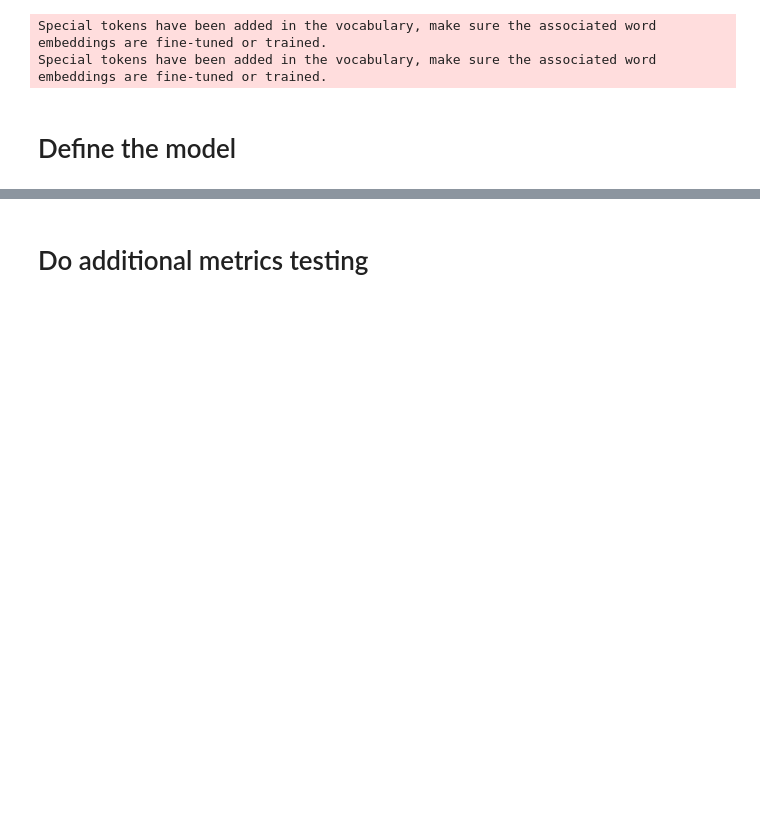
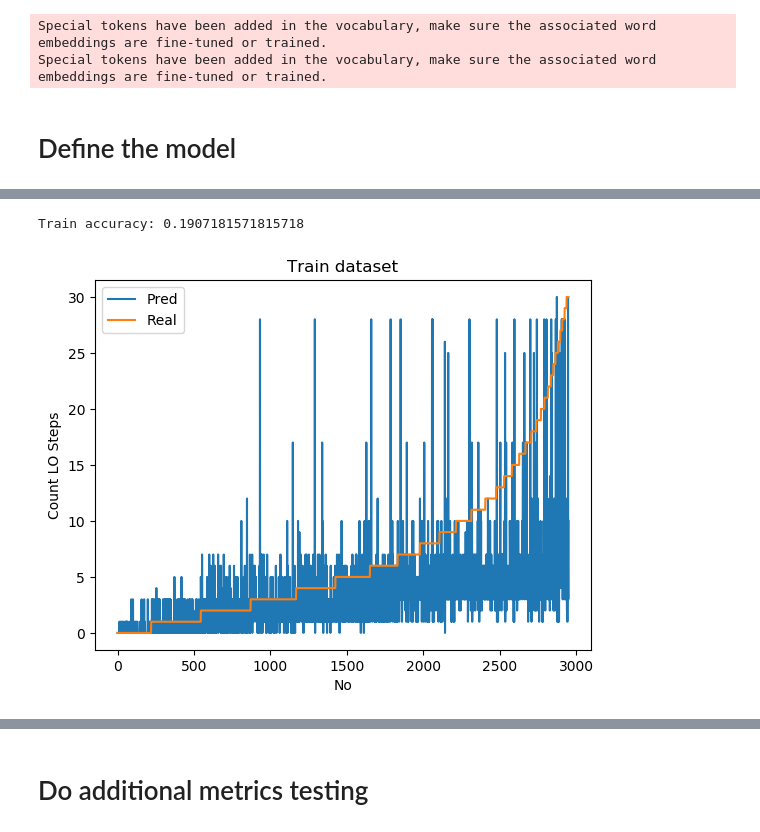
Before and after one commit to alex-deineha/pure-calculus, a Jupyter notebook: src/tests_17_ann_and_terms/article_models_reduct_steps_by_simple_str/simle_term_to_lo_steps/transformer_simple_str.ipynb, the cells around one changed output, grey strips where cells are left out. Cells and saved outputs as stored; diff of their text form; code cells hidden in the pictures; blank space fills up the shorter version.

```diff
--- a/src/tests_17_ann_and_terms/article_models_reduct_steps_by_simple_str/simle_term_to_lo_steps/transformer_simple_str.ipynb
+++ b/src/tests_17_ann_and_terms/article_models_reduct_steps_by_simple_str/simle_term_to_lo_steps/transformer_simple_str.ipynb
@@ -218,13 +259,14 @@ draw_pred_lines(y_test_pred_nums, y_test_nums, title="Test dataset", axis_name="
 # %%
-y_train_pred = []
-for x_ in tqdm(x_train[:10_000]):
-    y_train_pred.append(model.predict(np.array([x_]), verbose=0)[0])
+y_train_pred = model.predict(train_dataset)
 
-y_train_pred_nums = encoder.inverse_transform(np.array(y_train_pred))
-y_train_nums = encoder.inverse_transform(y_train[:10_000])
+y_train_pred_nums = [np.argmax(x_) for x_ in y_train_pred]
+y_train_nums = y_train[:10_000]
 
 print("Train accuracy:", calculate_accuracy(y_train_nums, y_train_pred_nums))
 draw_pred_lines(y_train_pred_nums, y_train_nums, title="Train dataset", axis_name="LO Steps")
+# %% [output]
+Train accuracy: 0.1907181571815718
+[figure, added]
 # %%
 def ite_term():
     x, y, c = Var(), Var(), Var()
```
Also changed, not shown: parts of 19 cells of this notebook, 2 other files.
